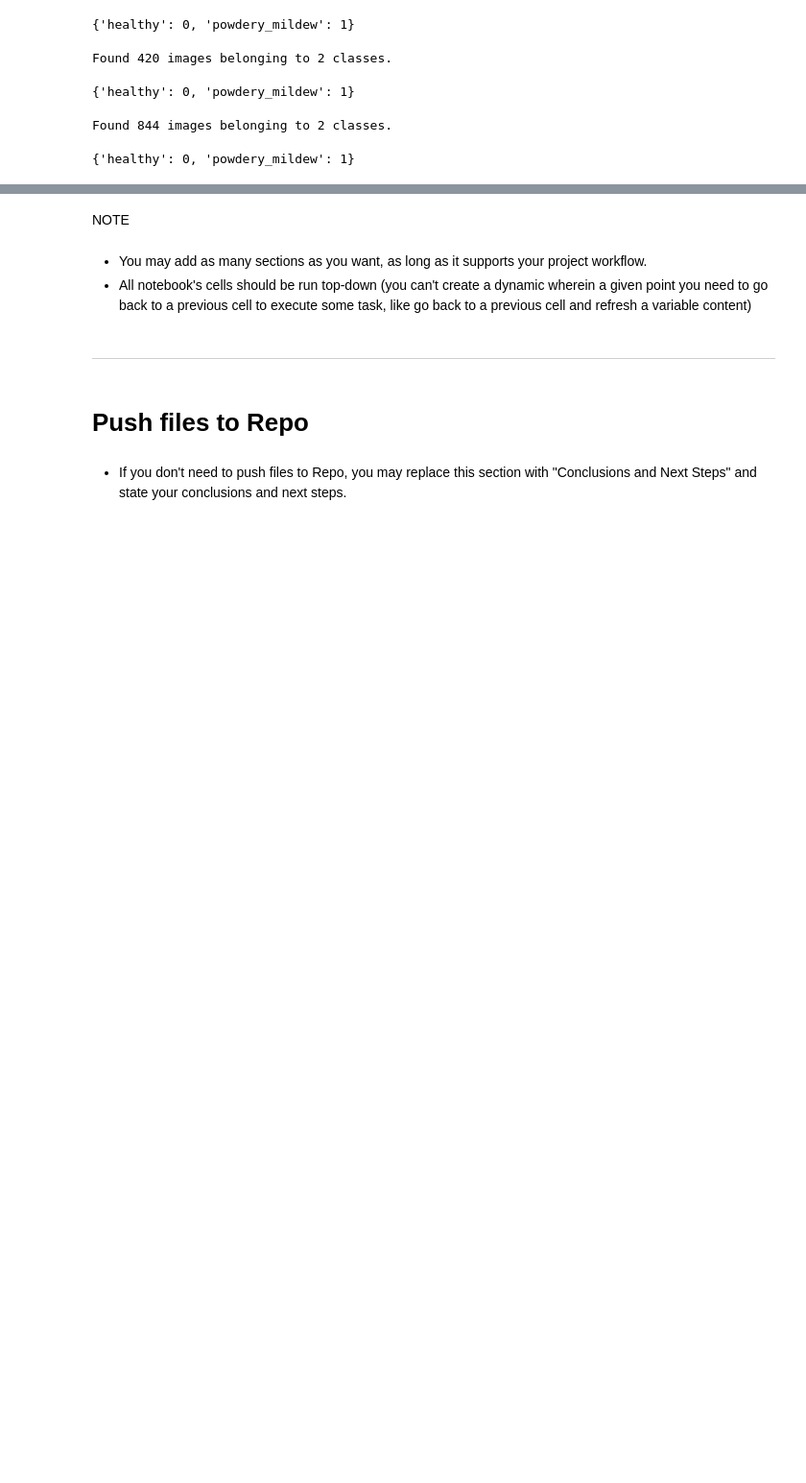
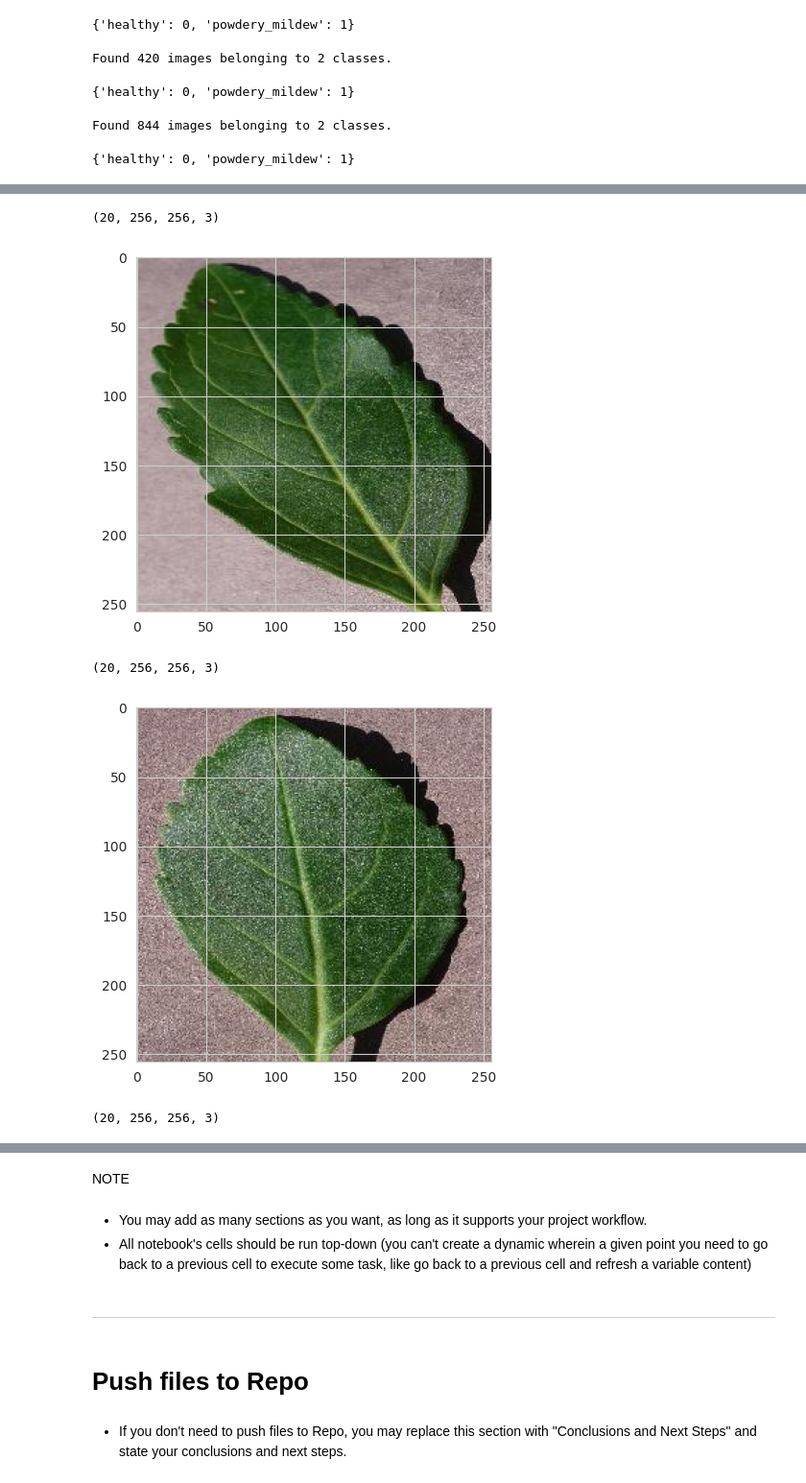
Before and after one commit to YDub12/mildew-detection-in-cherry-leaves, a Jupyter notebook: jupyter_notebooks/Notebook_Template.ipynb, the cells around one changed output, grey strips where cells are left out. Shown at 96% size. Drawn from its saved outputs; the diff is of its cells as text; code cells hidden in the pictures; blank space fills up the shorter version.

```diff
--- a/jupyter_notebooks/Notebook_Template.ipynb
+++ b/jupyter_notebooks/Notebook_Template.ipynb
@@ -205,0 +221,12 @@ Found 844 images belonging to 2 classes.
+# %%
+for _ in range (3):
+    img, label = next(test_set)
+    print(img.shape)
+    plt.imshow(img[0])
+    plt.show()
+# %% [output]
+(20, 256, 256, 3)
+[figure, added]
+(20, 256, 256, 3)
+[figure, added]
+(20, 256, 256, 3)
```
Also changed, not shown: parts of 5 cells of this notebook, 1 other file.
